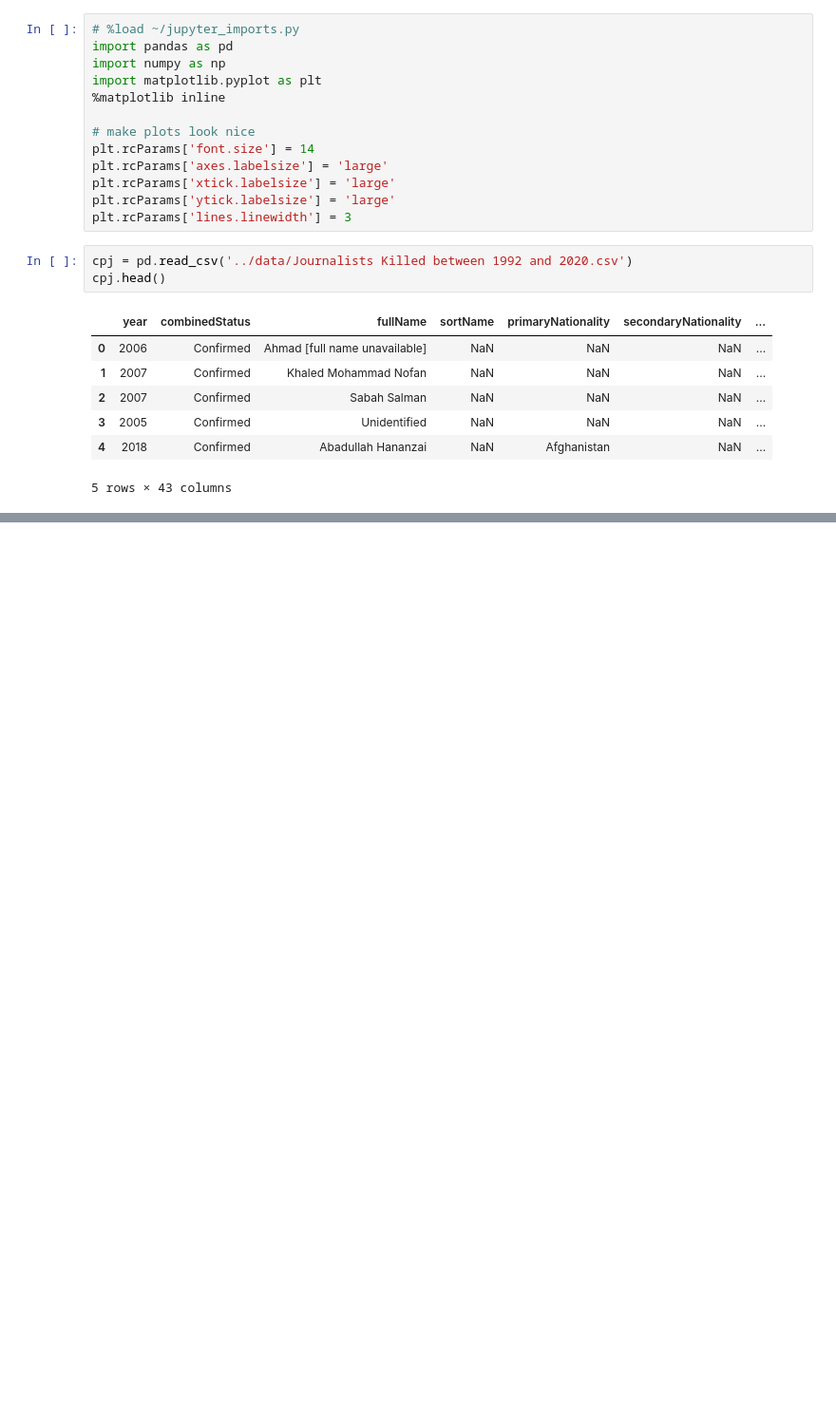
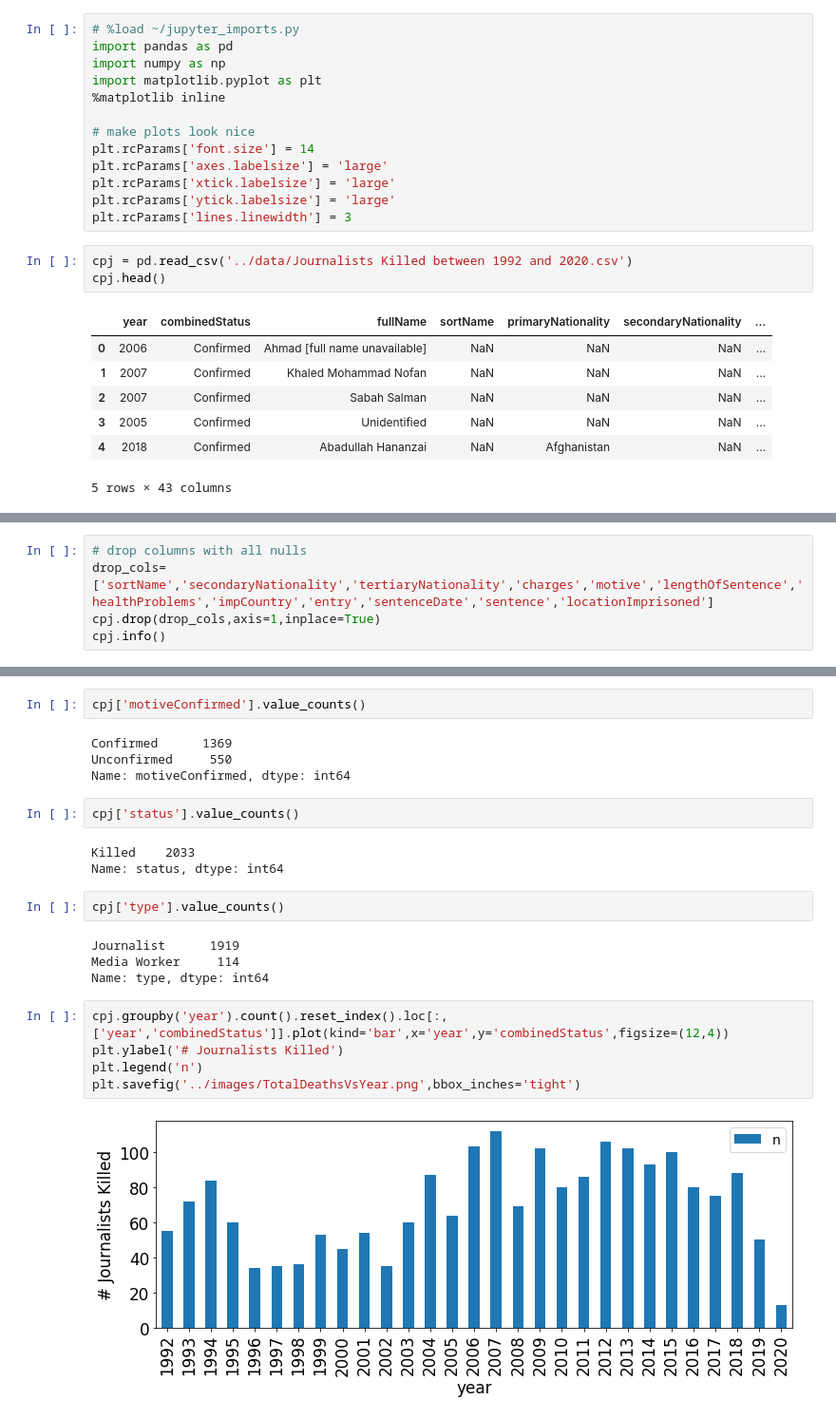
Before and after one commit to andypicke/Journalists-Under-Fire, a Jupyter notebook: notebooks/Press_Freedom_EDA.ipynb, the cells around one changed output, grey strips where cells are left out. Shown: that part at 95% size. Cells and saved outputs as stored; diff of their text form; blank space fills up the shorter version.

Commit message:
add gitignore, images, update EDA notebook

```diff
--- a/notebooks/Press_Freedom_EDA.ipynb
+++ b/notebooks/Press_Freedom_EDA.ipynb
@@ -24,0 +45,5 @@ cpj.head()
+# %%
+# drop columns with all nulls
+drop_cols=['sortName','secondaryNationality','tertiaryNationality','charges','motive','lengthOfSentence','healthProblems','impCountry','entry','sentenceDate','sentence','locationImprisoned']
+cpj.drop(drop_cols,axis=1,inplace=True)
+cpj.info()
@@ -24,0 +75,24 @@ cpj.head()
+# %%
+cpj['motiveConfirmed'].value_counts()
+# %% [output]
+Confirmed      1369
+Unconfirmed     550
+Name: motiveConfirmed, dtype: int64
+# %%
+cpj['status'].value_counts()
+# %% [output]
+Killed    2033
+Name: status, dtype: int64
+# %%
+cpj['type'].value_counts()
+# %% [output]
+Journalist      1919
+Media Worker     114
+Name: type, dtype: int64
+# %%
+cpj.groupby('year').count().reset_index().loc[:,['year','combinedStatus']].plot(kind='bar',x='year',y='combinedStatus',figsize=(12,4))
+plt.ylabel('# Journalists Killed')
+plt.legend('n')
+plt.savefig('../images/TotalDeathsVsYear.png',bbox_inches='tight')
+# %% [output]
+[figure, added]
```
Also changed, not shown: parts of 9 cells of this notebook, 3 other files.
